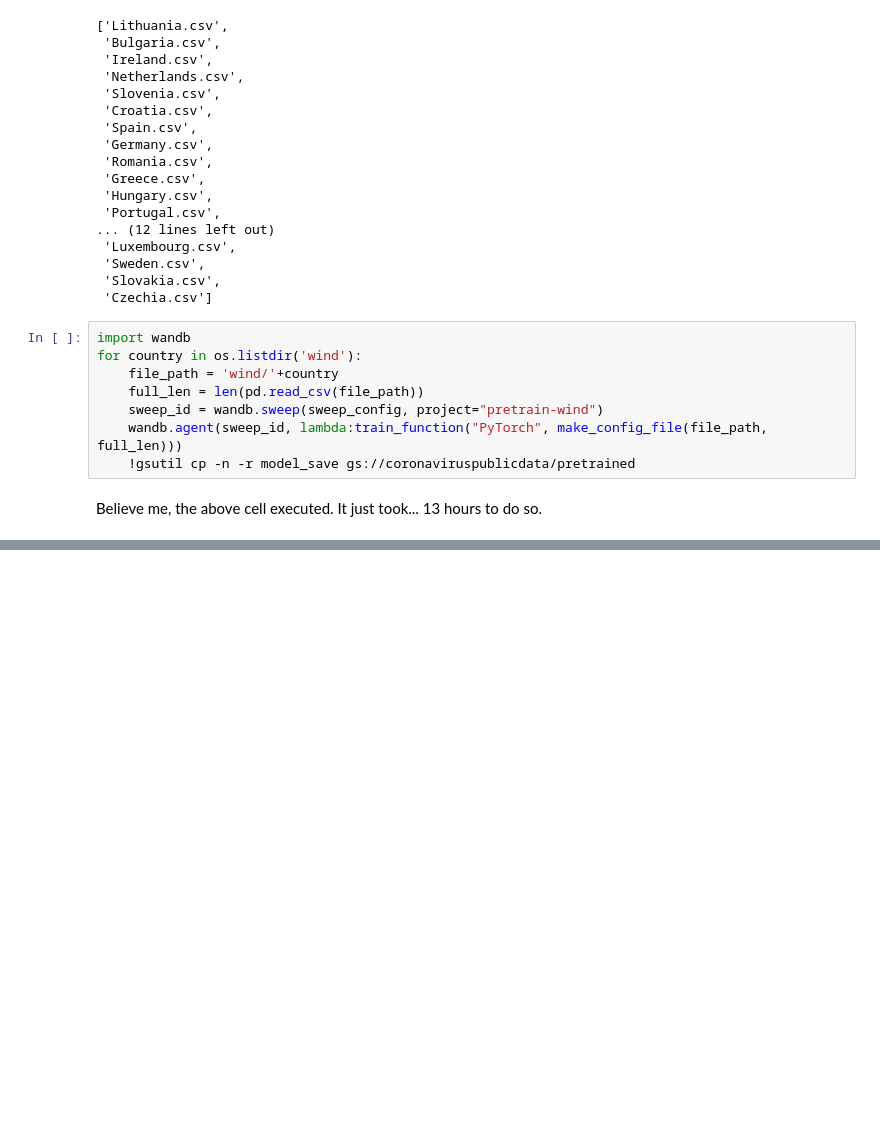
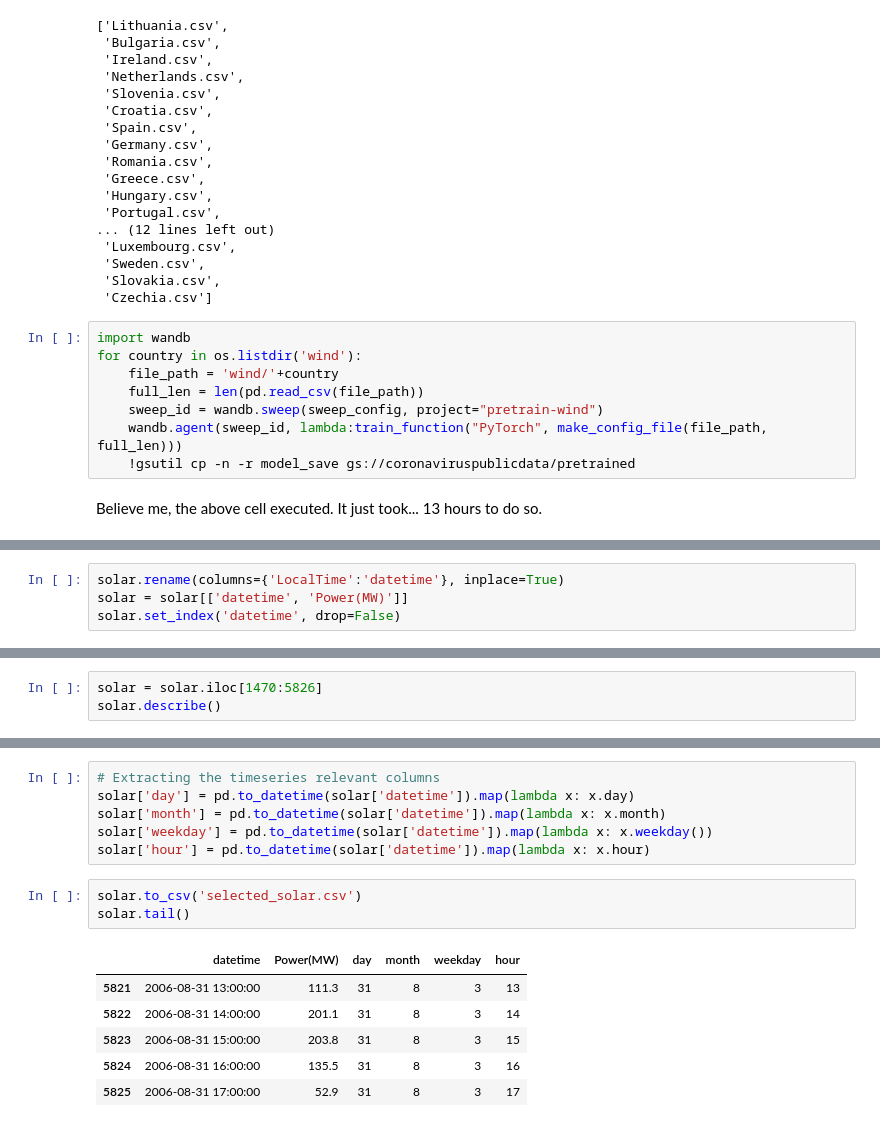
Before and after one commit to CoronaWhy/task-ts, a Jupyter notebook: notebooks/Pre_training_on_Solar_and_Wind_Data.ipynb, the cells around one changed output, grey strips where cells are left out. Drawn from its saved outputs; the diff is of its cells as text; blank space fills up the shorter version.

```diff
--- a/notebooks/Pre_training_on_Solar_and_Wind_Data.ipynb
+++ b/notebooks/Pre_training_on_Solar_and_Wind_Data.ipynb
@@ -223,0 +300,4 @@ Believe me, the above cell executed. It just took... 13 hours to do so.
+# %%
+solar.rename(columns={'LocalTime':'datetime'}, inplace=True)
+solar = solar[['datetime', 'Power(MW)']]
+solar.set_index('datetime', drop=False)
@@ -223,0 +321,3 @@ Believe me, the above cell executed. It just took... 13 hours to do so.
+# %%
+solar = solar.iloc[1470:5826]
+solar.describe()
@@ -223,0 +334,16 @@ Believe me, the above cell executed. It just took... 13 hours to do so.
+# %%
+# Extracting the timeseries relevant columns
+solar['day'] = pd.to_datetime(solar['datetime']).map(lambda x: x.day)
+solar['month'] = pd.to_datetime(solar['datetime']).map(lambda x: x.month)
+solar['weekday'] = pd.to_datetime(solar['datetime']).map(lambda x: x.weekday())
+solar['hour'] = pd.to_datetime(solar['datetime']).map(lambda x: x.hour)
+# %%
+solar.to_csv('selected_solar.csv')
+solar.tail()
+# %% [output]
+|  | datetime | Power(MW) | day | month | weekday | hour |
+| 5821 | 2006-08-31 13:00:00 | 111.3 | 31 | 8 | 3 | 13 |
+| 5822 | 2006-08-31 14:00:00 | 201.1 | 31 | 8 | 3 | 14 |
+| 5823 | 2006-08-31 15:00:00 | 203.8 | 31 | 8 | 3 | 15 |
+| 5824 | 2006-08-31 16:00:00 | 135.5 | 31 | 8 | 3 | 16 |
+| 5825 | 2006-08-31 17:00:00 | 52.9 | 31 | 8 | 3 | 17 |
```
Also changed, not shown: parts of 17 cells of this notebook.
